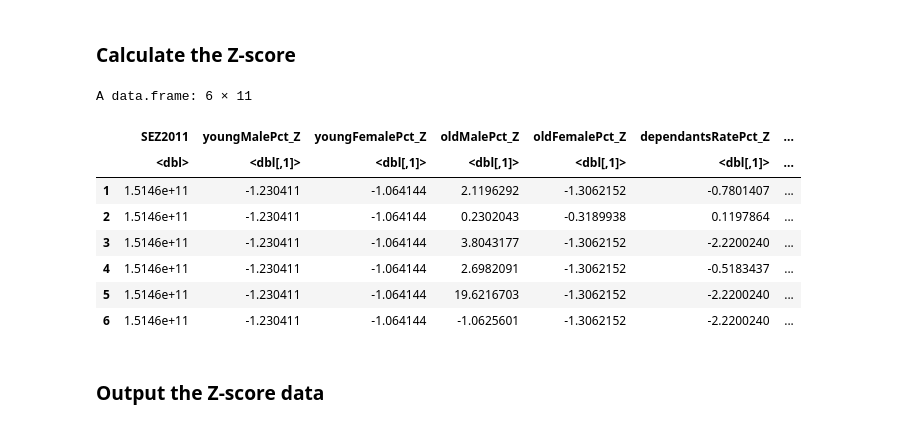
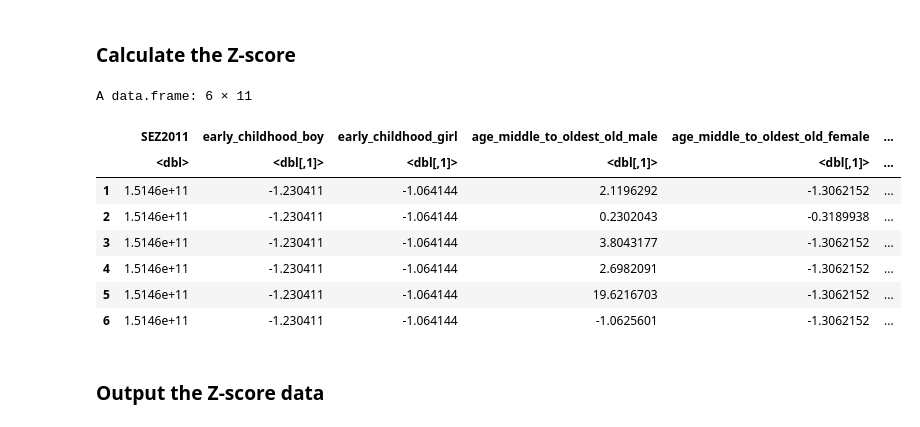
Before and after one commit to UCC-CLIMPADAP/SVIBook, a Jupyter notebook: Cities/Milan/Census_Data_to_Indicators.ipynb, the cells around one changed output. Saved outputs shown, nothing was run; the diff lists cells and outputs as text; code cells hidden in the pictures.

Commit message:
Update latest Milan code missing in last commit

```diff
--- a/Cities/Milan/Census_Data_to_Indicators.ipynb
+++ b/Cities/Milan/Census_Data_to_Indicators.ipynb
@@ -37,3 +25,4 @@ Italy census data from: http://dati-censimentopopolazione.istat.it/Index.aspx?la
 # %%
 # Read the census data
-censusData <- read.csv('../../0_data/Milan/ItalianCensus/2021/Milano_indicatori_2021_sezioni.csv', sep=",")
+census_data <- read.csv('../../0_data/census/Italy/Milan/2021/Milano_indicatori_2021_sezioni.csv', sep=",")
+head(census_data)
@@ -58,8 +56,8 @@ head(censusDataRows)
 # %% [markdown]
 #### Population total
 # %%
-populationTotal <- censusData[, 'P1', drop = FALSE]
-names(populationTotal)[1] <- 'populationTotal'
-head(populationTotal)
+population_total <- census_data[, 'P1', drop = FALSE]
+names(population_total)[1] <- 'population_total'
+head(population_total)
 # %% [output]
 A data.frame: 6 × 1
@@ -74,8 +72,8 @@ A data.frame: 6 × 1
 # %% [markdown]
 #### Households / families total
 # %%
-householdsTotal <- censusData[, 'PF1', drop = FALSE]
-names(householdsTotal)[1] <- 'householdsTotal'
-head(householdsTotal)
+households_total <- census_data[, 'PF1', drop = FALSE]
+names(households_total)[1] <- 'households_total'
+head(households_total)
 # %% [output]
 A data.frame: 6 × 1
@@ -262,12 +305,12 @@ A data.frame: 6 × 2
 ### Combine all data into one table
 # %%
 # Combine all data into one table
-indicatorDataPct <- cbind(areaID,
-                          ageDomainPct,
-                          incomeDomainPct,
-                          informationAccessUseDomainPct,
-                          localKnowledgeDomainPct,
-                          socialNetworkDomainPct)
-head(indicatorDataPct)
+indicator_domains_pct <- cbind(census_area_id,
+                               age_domain_pct,
+                               income_domain_pct,
+                               info_domain_pct,
+                               local_knowledge_domain_pct,
+                               social_network_domain_pct)
+head(indicator_domains_pct)
 # %% [output]
 A data.frame: 6 × 11
@@ -288,30 +331,32 @@ The raw data is not suitable for use within the vulnerabiltiy assessment. It nee
 ### Calculate the Z-score
 # %%
 # Copy the data
-indicatorDataZ <- indicatorDataPct
+indicator_z_scores <- indicator_domains_pct
 
 # Get the number of columns in the data
-indicatorDataPctColLength = ncol(indicatorDataPct)
+num_cols = ncol(indicator_z_scores)
 
 # Calculate the z scores for each of the relevant columns - starting at the 2nd column
-for(col in names(indicatorDataZ)[2:indicatorDataPctColLength]) {
-  indicatorDataZ[paste0(col, "_Z")] = scale(indicatorDataZ[col])
+for(col in names(indicator_z_scores)[2:num_cols]) {
+  # rename column (remove the '_pct' in the name)
+  new_col_name <- gsub("_pct", "", col)
+  indicator_z_scores[new_col_name] = scale(indicator_z_scores[col])
 }
 
 # Remove the original data to leave only the area identifier and the z scores
-indicatorDataZ <- indicatorDataZ[-c(2:indicatorDataPctColLength)]
+indicator_z_scores <- indicator_z_scores[-c(2:num_cols)]
 
-head(indicatorDataZ)
+head(indicator_z_scores)
 # %% [output]
 A data.frame: 6 × 11
-|  | SEZ2011 | youngMalePct_Z | youngFemalePct_Z | oldMalePct_Z | oldFemalePct_Z | dependantsRatePct_Z | ... |
-|  | <dbl> | <dbl[,1]> | <dbl[,1]> | <dbl[,1]> | <dbl[,1]> | <dbl[,1]> | ... |
-| 1 | 1.5146e+11 | -1.230411 | -1.064144 | 2.1196292 | -1.3062152 | -0.7801407 | ... |
-| 2 | 1.5146e+11 | -1.230411 | -1.064144 | 0.2302043 | -0.3189938 | 0.1197864 | ... |
-| 3 | 1.5146e+11 | -1.230411 | -1.064144 | 3.8043177 | -1.3062152 | -2.2200240 | ... |
-| 4 | 1.5146e+11 | -1.230411 | -1.064144 | 2.6982091 | -1.3062152 | -0.5183437 | ... |
-| 5 | 1.5146e+11 | -1.230411 | -1.064144 | 19.6216703 | -1.3062152 | -2.2200240 | ... |
-| 6 | 1.5146e+11 | -1.230411 | -1.064144 | -1.0625601 | -1.3062152 | -2.2200240 | ... |
+|  | SEZ2011 | early_childhood_boy | early_childhood_girl | age_middle_to_oldest_old_male | age_middle_to_oldest_old_female | ... |
+|  | <dbl> | <dbl[,1]> | <dbl[,1]> | <dbl[,1]> | <dbl[,1]> | ... |
+| 1 | 1.5146e+11 | -1.230411 | -1.064144 | 2.1196292 | -1.3062152 | ... |
+| 2 | 1.5146e+11 | -1.230411 | -1.064144 | 0.2302043 | -0.3189938 | ... |
+| 3 | 1.5146e+11 | -1.230411 | -1.064144 | 3.8043177 | -1.3062152 | ... |
+| 4 | 1.5146e+11 | -1.230411 | -1.064144 | 2.6982091 | -1.3062152 | ... |
+| 5 | 1.5146e+11 | -1.230411 | -1.064144 | 19.6216703 | -1.3062152 | ... |
+| 6 | 1.5146e+11 | -1.230411 | -1.064144 | -1.0625601 | -1.3062152 | ... |
 # %% [markdown]
 ### Output the Z-score data
 # %%
```
Also changed, not shown: parts of 23 cells of this notebook, 1 other file.
